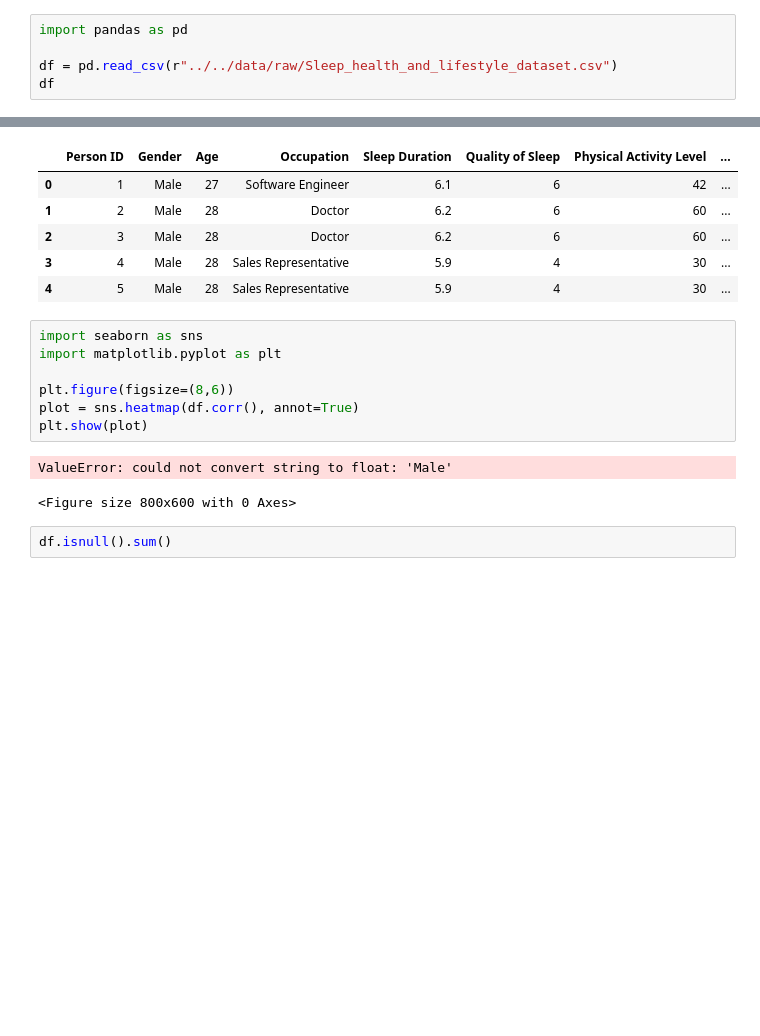
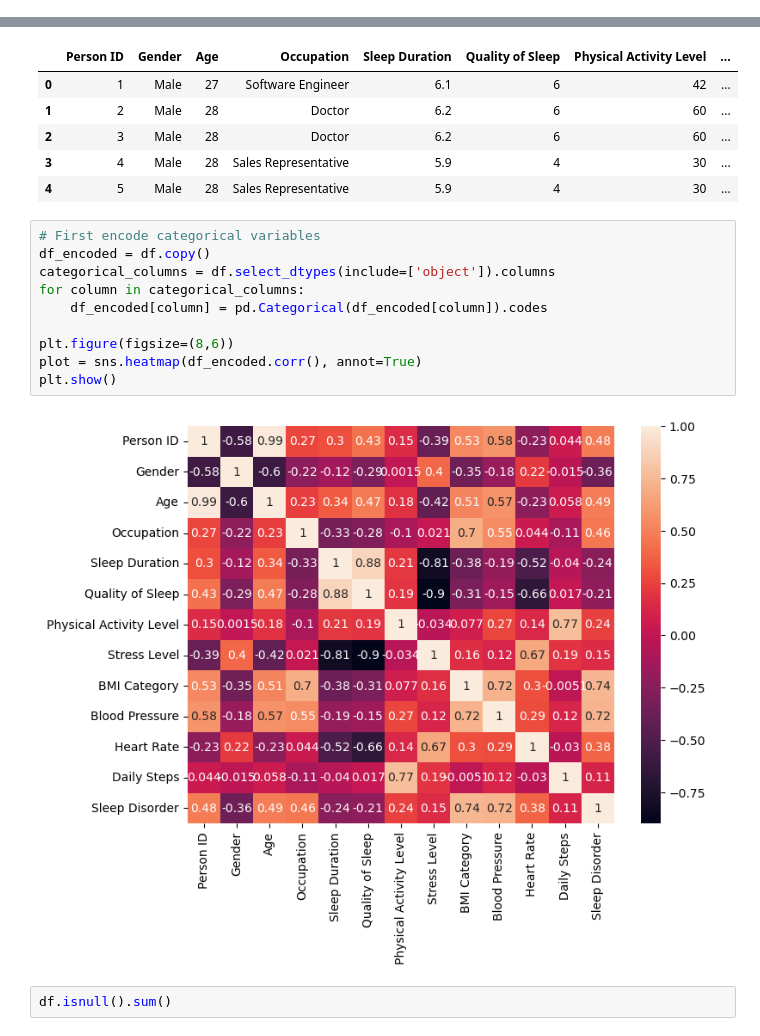
Before and after one commit to scarlet-enlight/ml_project, a Jupyter notebook: notebooks/exploratory/analysis.ipynb, the cells around one changed output, grey strips where cells are left out. Saved outputs shown, nothing was run; the diff lists cells and outputs as text; blank space fills up the shorter version.

```diff
--- a/notebooks/exploratory/analysis.ipynb
+++ b/notebooks/exploratory/analysis.ipynb
@@ -1,5 +0,0 @@
-# %%
-import pandas as pd
-
-df = pd.read_csv(r"../../data/raw/Sleep_health_and_lifestyle_dataset.csv")
-df
@@ -69,16 +57,18 @@ df.head()
 | 2 | 3 | Male | 28 | Doctor | 6.2 | 6 | 60 | ... |
 | 3 | 4 | Male | 28 | Sales Representative | 5.9 | 4 | 30 | ... |
 | 4 | 5 | Male | 28 | Sales Representative | 5.9 | 4 | 30 | ... |
-# %%
-import seaborn as sns
-import matplotlib.pyplot as plt
-
-plt.figure(figsize=(8,6))
-plot = sns.heatmap(df.corr(), annot=True)
-plt.show(plot)
-# %% [output]
-ValueError: could not convert string to float: 'Male'
-<Figure size 800x600 with 0 Axes>
+# %%
+# First encode categorical variables
+df_encoded = df.copy()
+categorical_columns = df.select_dtypes(include=['object']).columns
+for column in categorical_columns:
+    df_encoded[column] = pd.Categorical(df_encoded[column]).codes
+
+plt.figure(figsize=(8,6))
+plot = sns.heatmap(df_encoded.corr(), annot=True)
+plt.show()
+# %% [output]
+[figure, added]
 # %%
 df.isnull().sum()
 # %% [output]
```
Also changed, not shown: parts of 2 cells of this notebook.
